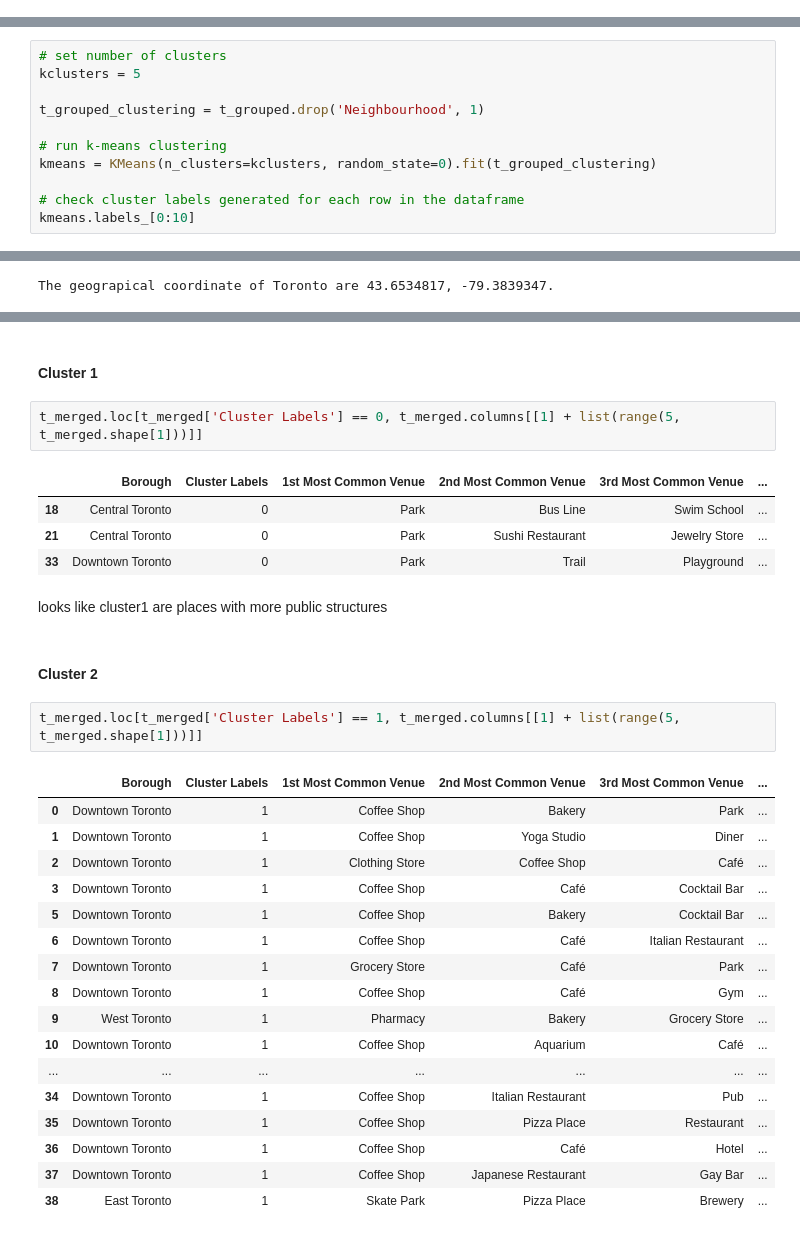
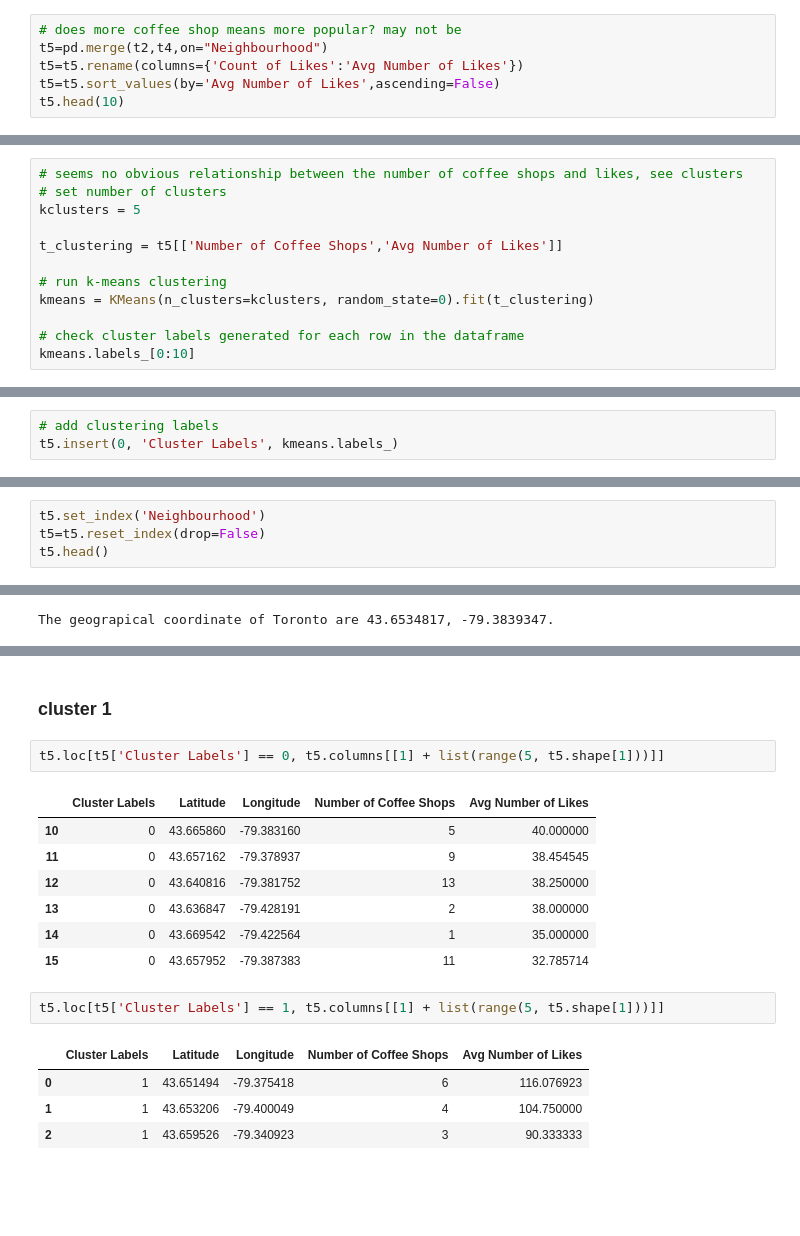
Before and after one commit to chriszhouying/Coursera_Capstone, a Jupyter notebook: Where is the best place to open a cafe in Toronto.ipynb, the cells around one changed output, grey strips where cells are left out. Saved outputs shown, nothing was run; the diff lists cells and outputs as text; blank space fills up the shorter version.

```diff
--- a/Where is the best place to open a cafe in Toronto.ipynb
+++ b/Where is the best place to open a cafe in Toronto.ipynb
@@ -383,0 +353,6 @@ Run *k*-means to cluster the neighborhood into 5 clusters.
+# %%
+# does more coffee shop means more popular? may not be
+t5=pd.merge(t2,t4,on="Neighbourhood")
+t5=t5.rename(columns={'Count of Likes':'Avg Number of Likes'})
+t5=t5.sort_values(by='Avg Number of Likes',ascending=False)
+t5.head(10)
@@ -384,11 +410,12 @@ Run *k*-means to cluster the neighborhood into 5 clusters.
 # %%
+# seems no obvious relationship between the number of coffee shops and likes, see clusters
 # set number of clusters
 kclusters = 5
 
-t_grouped_clustering = t_grouped.drop('Neighbourhood', 1)
+t_clustering = t5[['Number of Coffee Shops','Avg Number of Likes']]
 
 # run k-means clustering
-kmeans = KMeans(n_clusters=kclusters, random_state=0).fit(t_grouped_clustering)
+kmeans = KMeans(n_clusters=kclusters, random_state=0).fit(t_clustering)
 
 # check cluster labels generated for each row in the dataframe
 kmeans.labels_[0:10]
@@ -417,0 +424,3 @@ Finally, let's visualize the resulting clusters
+# %%
+# add clustering labels
+t5.insert(0, 'Cluster Labels', kmeans.labels_)
@@ -417,0 +429,4 @@ Finally, let's visualize the resulting clusters
+# %%
+t5.set_index('Neighbourhood')
+t5=t5.reset_index(drop=False)
+t5.head()
@@ -459,33 +479,19 @@ map_clusters
 # %% [markdown]
-#### Cluster 1
+### cluster 1
 # %%
-t_merged.loc[t_merged['Cluster Labels'] == 0, t_merged.columns[[1] + list(range(5, t_merged.shape[1]))]]
+t5.loc[t5['Cluster Labels'] == 0, t5.columns[[1] + list(range(5, t5.shape[1]))]]
 # %% [output]
-|  | Borough | Cluster Labels | 1st Most Common Venue | 2nd Most Common Venue | 3rd Most Common Venue | ... |
-| 18 | Central Toronto | 0 | Park | Bus Line | Swim School | ... |
-| 21 | Central Toronto | 0 | Park | Sushi Restaurant | Jewelry Store | ... |
-| 33 | Downtown Toronto | 0 | Park | Trail | Playground | ... |
+|  | Cluster Labels | Latitude | Longitude | Number of Coffee Shops | Avg Number of Likes |
+| 10 | 0 | 43.665860 | -79.383160 | 5 | 40.000000 |
+| 11 | 0 | 43.657162 | -79.378937 | 9 | 38.454545 |
+| 12 | 0 | 43.640816 | -79.381752 | 13 | 38.250000 |
+| 13 | 0 | 43.636847 | -79.428191 | 2 | 38.000000 |
+| 14 | 0 | 43.669542 | -79.422564 | 1 | 35.000000 |
+| 15 | 0 | 43.657952 | -79.387383 | 11 | 32.785714 |
-# %% [markdown]
-looks like cluster1 are places with more public structures
-# %% [markdown]
-#### Cluster 2
 # %%
-t_merged.loc[t_merged['Cluster Labels'] == 1, t_merged.columns[[1] + list(range(5, t_merged.shape[1]))]]
+t5.loc[t5['Cluster Labels'] == 1, t5.columns[[1] + list(range(5, t5.shape[1]))]]
 # %% [output]
-|  | Borough | Cluster Labels | 1st Most Common Venue | 2nd Most Common Venue | 3rd Most Common Venue | ... |
-| 0 | Downtown Toronto | 1 | Coffee Shop | Bakery | Park | ... |
-| 1 | Downtown Toronto | 1 | Coffee Shop | Yoga Studio | Diner | ... |
-| 2 | Downtown Toronto | 1 | Clothing Store | Coffee Shop | Café | ... |
-| 3 | Downtown Toronto | 1 | Coffee Shop | Café | Cocktail Bar | ... |
-| 5 | Downtown Toronto | 1 | Coffee Shop | Bakery | Cocktail Bar | ... |
-| 6 | Downtown Toronto | 1 | Coffee Shop | Café | Italian Restaurant | ... |
-| 7 | Downtown Toronto | 1 | Grocery Store | Café | Park | ... |
-| 8 | Downtown Toronto | 1 | Coffee Shop | Café | Gym | ... |
-| 9 | West Toronto | 1 | Pharmacy | Bakery | Grocery Store | ... |
-| 10 | Downtown Toronto | 1 | Coffee Shop | Aquarium | Café | ... |
-| ... | ... | ... | ... | ... | ... | ... |
-| 34 | Downtown Toronto | 1 | Coffee Shop | Italian Restaurant | Pub | ... |
-| 35 | Downtown Toronto | 1 | Coffee Shop | Pizza Place | Restaurant | ... |
-| 36 | Downtown Toronto | 1 | Coffee Shop | Café | Hotel | ... |
-| 37 | Downtown Toronto | 1 | Coffee Shop | Japanese Restaurant | Gay Bar | ... |
-| 38 | East Toronto | 1 | Skate Park | Pizza Place | Brewery | ... |
+|  | Cluster Labels | Latitude | Longitude | Number of Coffee Shops | Avg Number of Likes |
+| 0 | 1 | 43.651494 | -79.375418 | 6 | 116.076923 |
+| 1 | 1 | 43.653206 | -79.400049 | 4 | 104.750000 |
+| 2 | 1 | 43.659526 | -79.340923 | 3 | 90.333333 |
```
Also changed, not shown: parts of 60 cells of this notebook.
